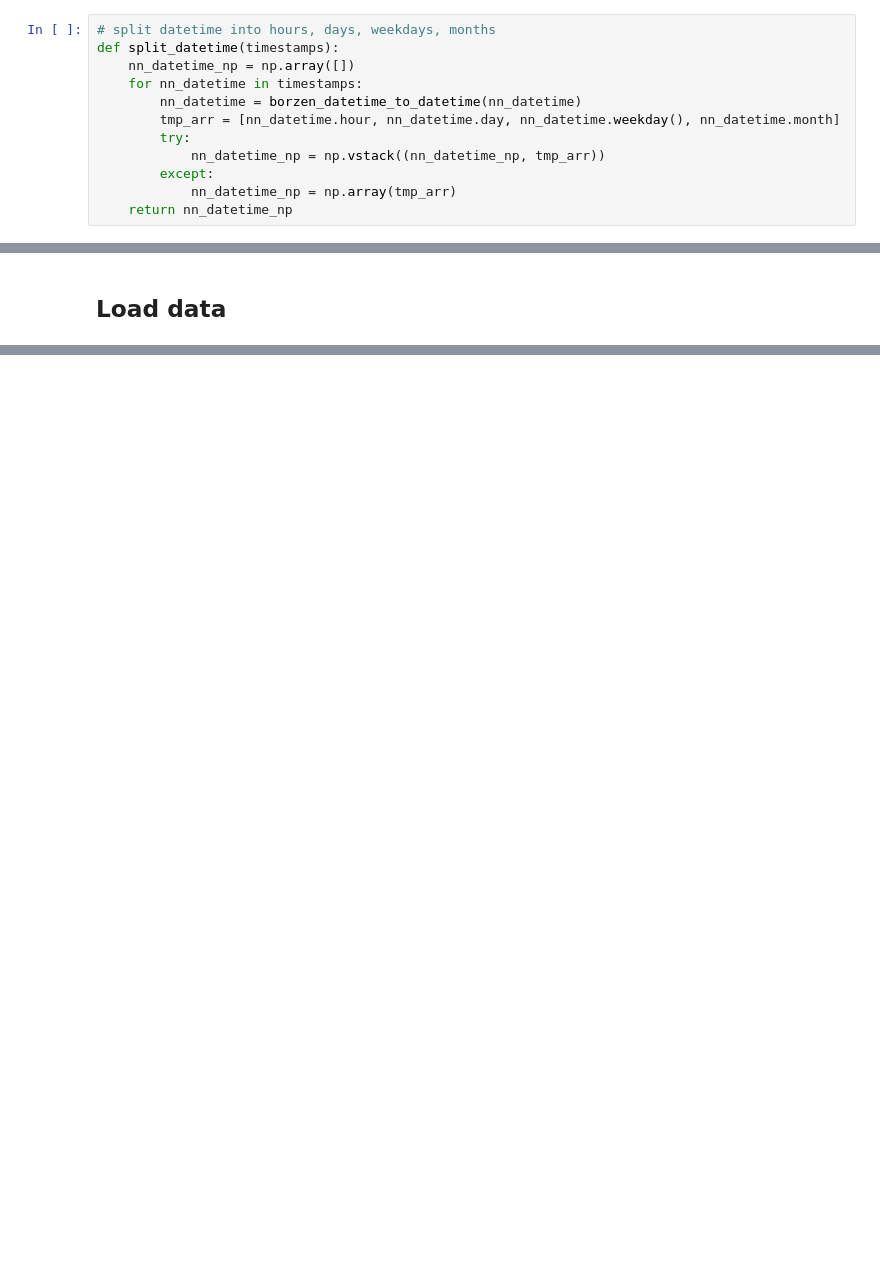
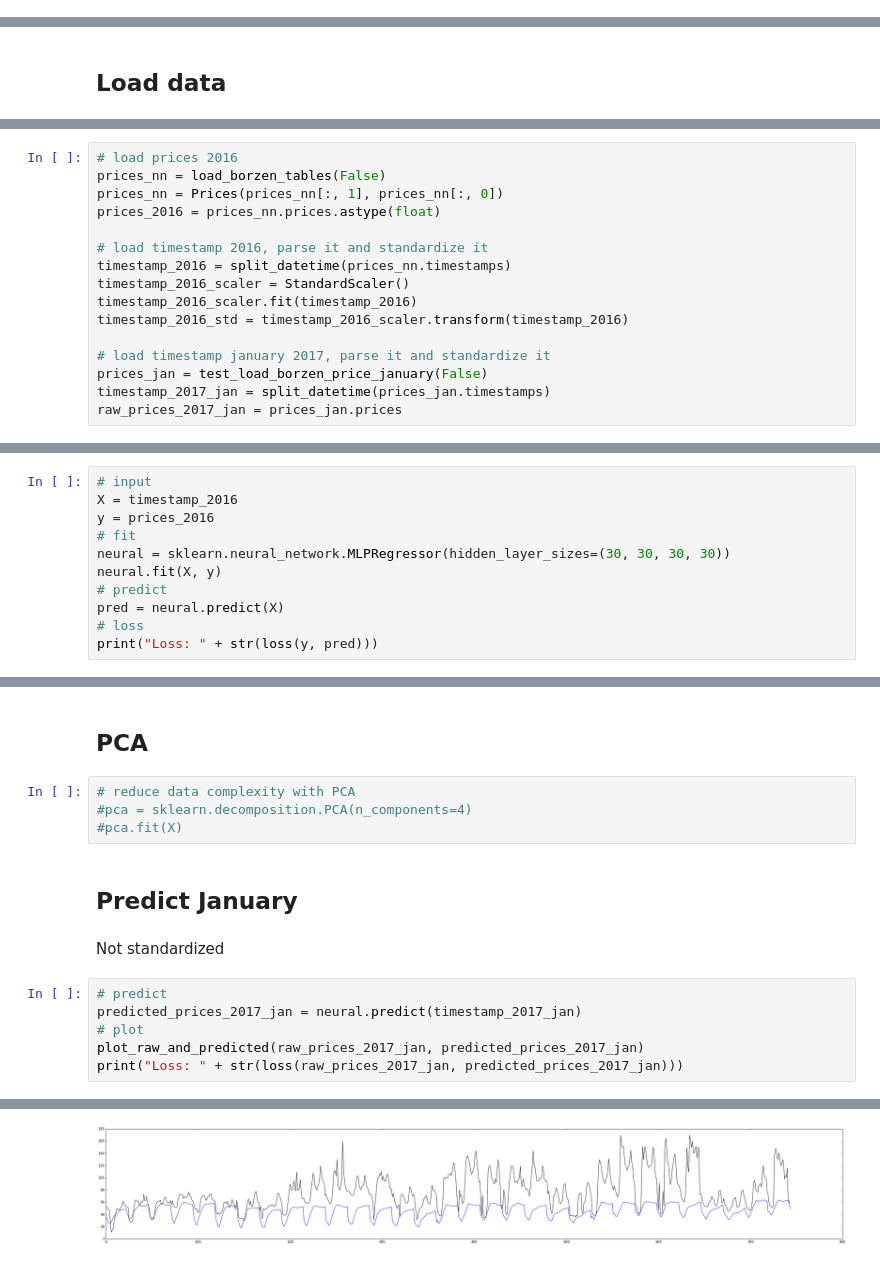
Before and after one commit to DeanZeng/Power-Price-Prediction, a Jupyter notebook: src/Main.ipynb, the cells around one changed output, grey strips where cells are left out. Drawn from its saved outputs; the diff is of its cells as text; blank space fills up the shorter version.

```diff
--- a/src/Main.ipynb
+++ b/src/Main.ipynb
@@ -400,14 +555,2 @@ ax.fill_between(x, ci_top, ci_bottom, color='#b9cfe7', edgecolor='')
 # %% [markdown]
 # Neural Networks
-# %%
-# split datetime into hours, days, weekdays, months
-def split_datetime(timestamps):
-    nn_datetime_np = np.array([])
-    for nn_datetime in timestamps:
-        nn_datetime = borzen_datetime_to_datetime(nn_datetime)
-        tmp_arr = [nn_datetime.hour, nn_datetime.day, nn_datetime.weekday(), nn_datetime.month]
-        try:
-            nn_datetime_np = np.vstack((nn_datetime_np, tmp_arr))
-        except:
-            nn_datetime_np = np.array(tmp_arr)
-    return nn_datetime_np
@@ -479,0 +578,16 @@ ax.plot(x, true_prices, color = 'blue')
+# %%
+# load prices 2016
+prices_nn = load_borzen_tables(False)
+prices_nn = Prices(prices_nn[:, 1], prices_nn[:, 0])
+prices_2016 = prices_nn.prices.astype(float)
+
+# load timestamp 2016, parse it and standardize it
+timestamp_2016 = split_datetime(prices_nn.timestamps)
+timestamp_2016_scaler = StandardScaler()
+timestamp_2016_scaler.fit(timestamp_2016)
+timestamp_2016_std = timestamp_2016_scaler.transform(timestamp_2016)
+
+# load timestamp january 2017, parse it and standardize it
+prices_jan = test_load_borzen_price_january(False)
+timestamp_2017_jan = split_datetime(prices_jan.timestamps)
+raw_prices_2017_jan = prices_jan.prices
@@ -479,0 +634,11 @@ ax.plot(x, true_prices, color = 'blue')
+# %%
+# input
+X = timestamp_2016
+y = prices_2016
+# fit
+neural = sklearn.neural_network.MLPRegressor(hidden_layer_sizes=(30, 30, 30, 30))
+neural.fit(X, y)
+# predict
+pred = neural.predict(X)
+# loss
+print("Loss: " + str(loss(y, pred)))
@@ -479,0 +662,17 @@ ax.plot(x, true_prices, color = 'blue')
+# %% [markdown]
+## PCA
+# %%
+# reduce data complexity with PCA
+#pca = sklearn.decomposition.PCA(n_components=4)
+#pca.fit(X)
+# %% [markdown]
+## Predict January
+# %% [markdown]
+Not standardized
+# %%
+# predict
+predicted_prices_2017_jan = neural.predict(timestamp_2017_jan)
+# plot
+plot_raw_and_predicted(raw_prices_2017_jan, predicted_prices_2017_jan)
+print("Loss: " + str(loss(raw_prices_2017_jan, predicted_prices_2017_jan)))
+# %% [output]
@@ -479,0 +680 @@ ax.plot(x, true_prices, color = 'blue')
+[figure, added]
```
Also changed, not shown: parts of 125 cells of this notebook.
